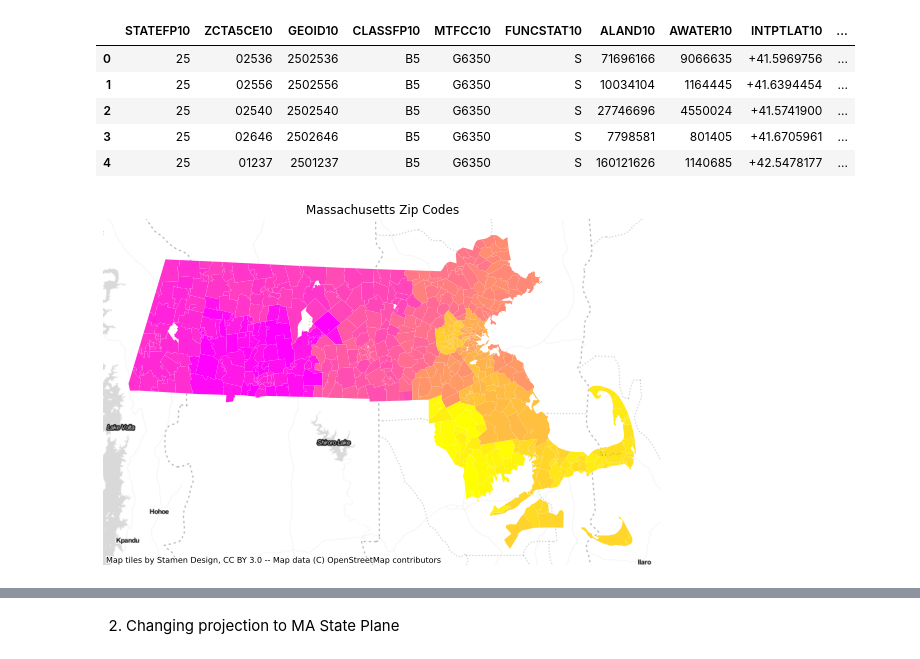
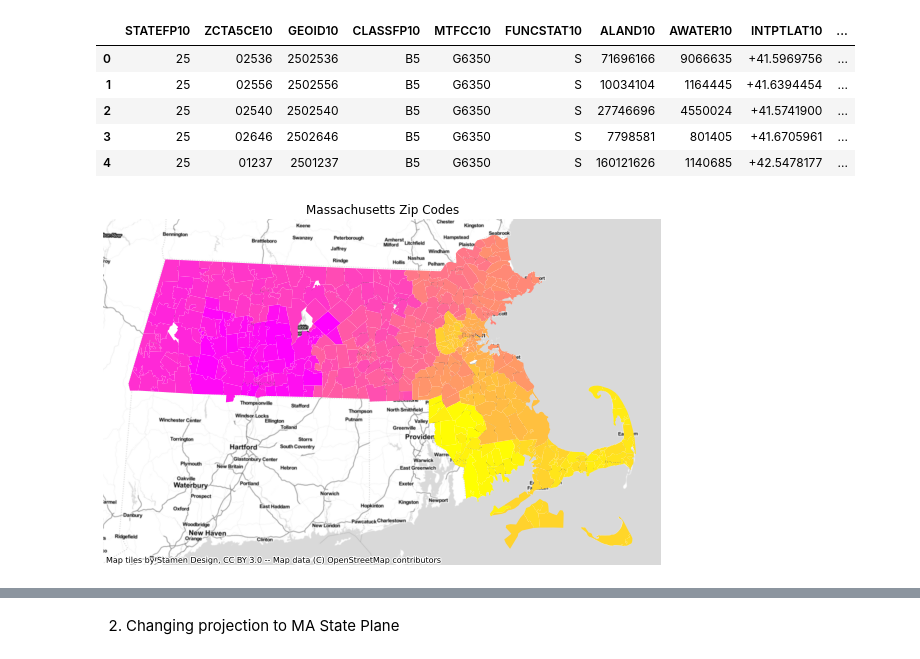
Before and after one commit to oreade01/UEP239_Final_Project, a Jupyter notebook: suitability.ipynb, the cells around one changed output, grey strips where cells are left out. Cells and saved outputs as stored; diff of their text form; code cells hidden in the pictures.

```diff
--- a/suitability.ipynb
+++ b/suitability.ipynb
@@ -52,7 +58,7 @@ zipcodes.head()
 # %%
 fig, ax = plt.subplots(figsize=(10, 10))
 zipcodes.plot(column='ZCTA5CE10',cmap = 'spring', ax=ax).set_title('Massachusetts Zip Codes')
-cx.add_basemap(ax, source=cx.providers.Stamen.TonerLite)
+cx.add_basemap(ax, source=cx.providers.Stamen.TonerLite, crs=zipcodes.crs.to_string())
 ax.set_axis_off()
 # %% [output]
-[figure, old version]
+[figure, new version]
```
Also changed, not shown: parts of 35 cells of this notebook, 1 other file.
